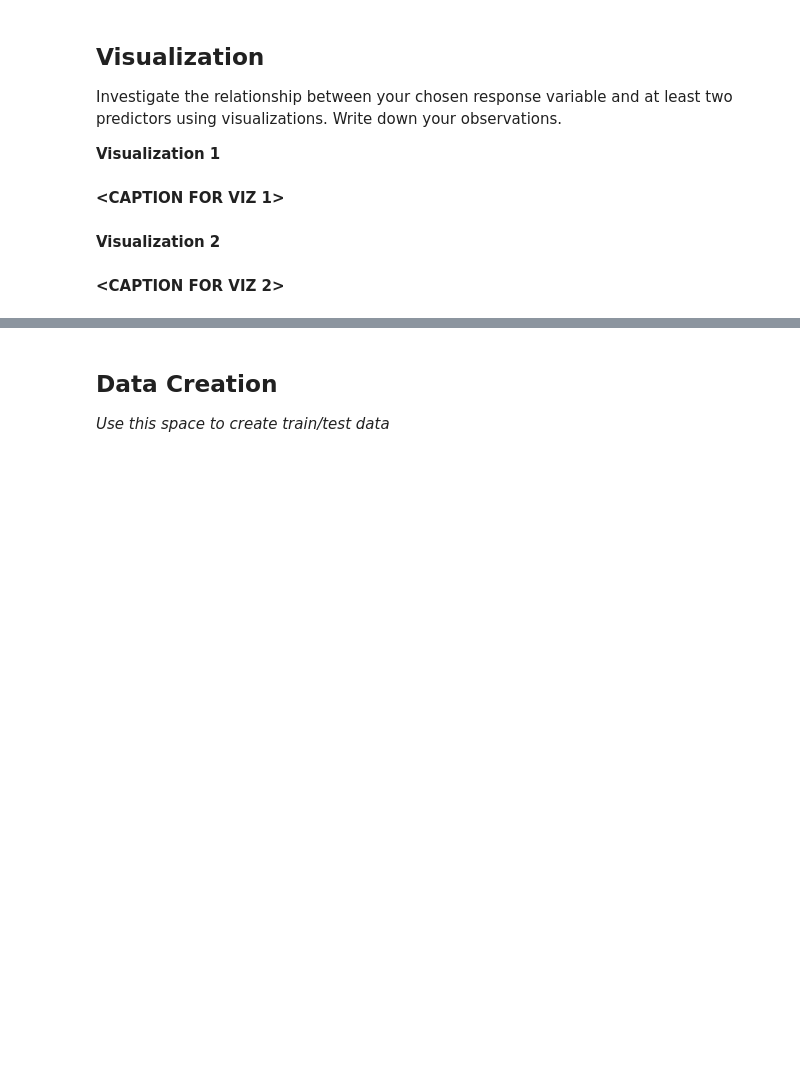
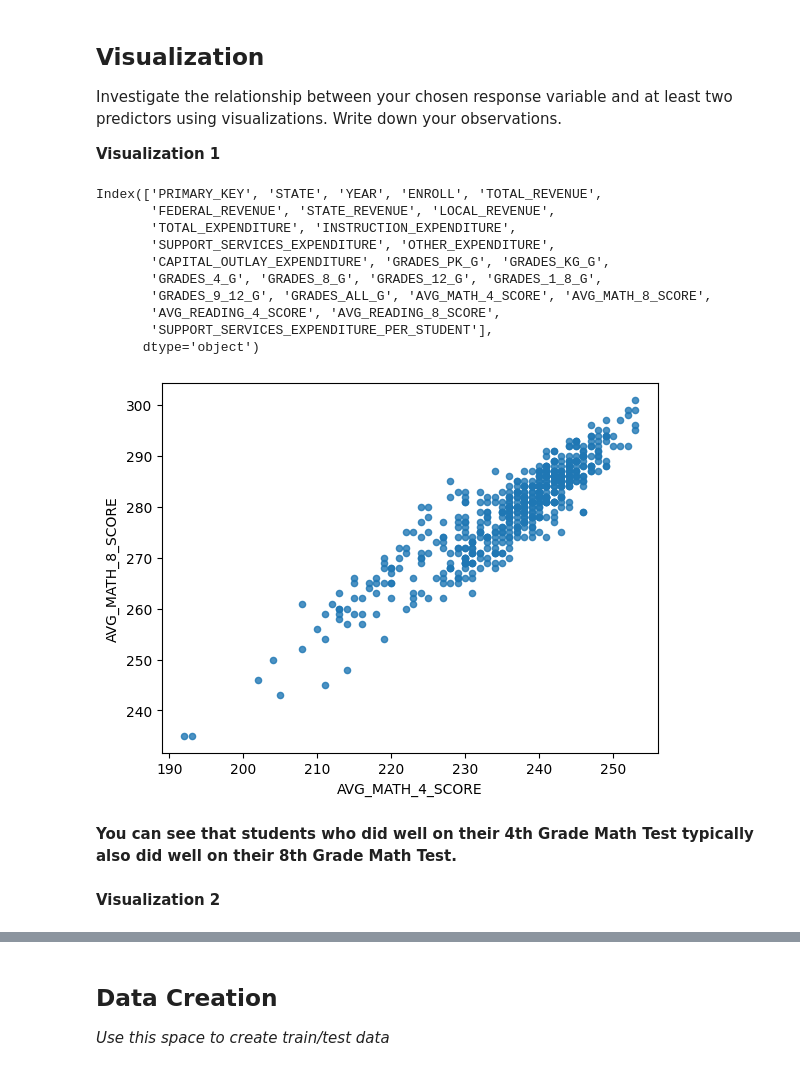
Before and after one commit to kailanirodriguez/MDST-Tutorial, a Jupyter notebook: tutorial1/checkpoint1.ipynb, the cells around one changed output, grey strips where cells are left out. Cells and saved outputs as stored; diff of their text form; code cells hidden in the pictures; blank space fills up the shorter version.

```diff
--- a/tutorial1/checkpoint1.ipynb
+++ b/tutorial1/checkpoint1.ipynb
@@ -162,0 +161,2 @@ Feature engineering justification: **<BRIEFLY DESCRIBE WHY YOU MADE THE CHANGES
+# %%
+df['SUPPORT_SERVICES_EXPENDITURE_PER_STUDENT'] = df['SUPPORT_SERVICES_EXPENDITURE'] / df['GRADES_ALL_G']
@@ -166,9 +168,22 @@ Feature engineering justification: **<BRIEFLY DESCRIBE WHY YOU MADE THE CHANGES
 Investigate the relationship between your chosen response variable and at least two predictors using visualizations. Write down your observations.
 
 **Visualization 1**
-# %% [markdown]
-**<CAPTION FOR VIZ 1>**
+# %%
+df.plot.scatter(x='AVG_MATH_4_SCORE', y='AVG_MATH_8_SCORE', alpha=0.8)
+df.columns
+# %% [output]
+Index(['PRIMARY_KEY', 'STATE', 'YEAR', 'ENROLL', 'TOTAL_REVENUE',
+       'FEDERAL_REVENUE', 'STATE_REVENUE', 'LOCAL_REVENUE',
+       'TOTAL_EXPENDITURE', 'INSTRUCTION_EXPENDITURE',
+       'SUPPORT_SERVICES_EXPENDITURE', 'OTHER_EXPENDITURE',
+       'CAPITAL_OUTLAY_EXPENDITURE', 'GRADES_PK_G', 'GRADES_KG_G',
+       'GRADES_4_G', 'GRADES_8_G', 'GRADES_12_G', 'GRADES_1_8_G',
+       'GRADES_9_12_G', 'GRADES_ALL_G', 'AVG_MATH_4_SCORE', 'AVG_MATH_8_SCORE',
+       'AVG_READING_4_SCORE', 'AVG_READING_8_SCORE',
+       'SUPPORT_SERVICES_EXPENDITURE_PER_STUDENT'],
+      dtype='object')
+[figure, added]
+# %% [markdown]
+**You can see that students who did well on their 4th Grade Math Test typically also did well on their 8th Grade Math Test.**
 # %% [markdown]
 **Visualization 2**
-# %% [markdown]
-**<CAPTION FOR VIZ 2>**
```
Also changed, not shown: parts of 13 cells of this notebook, 2 other files.
